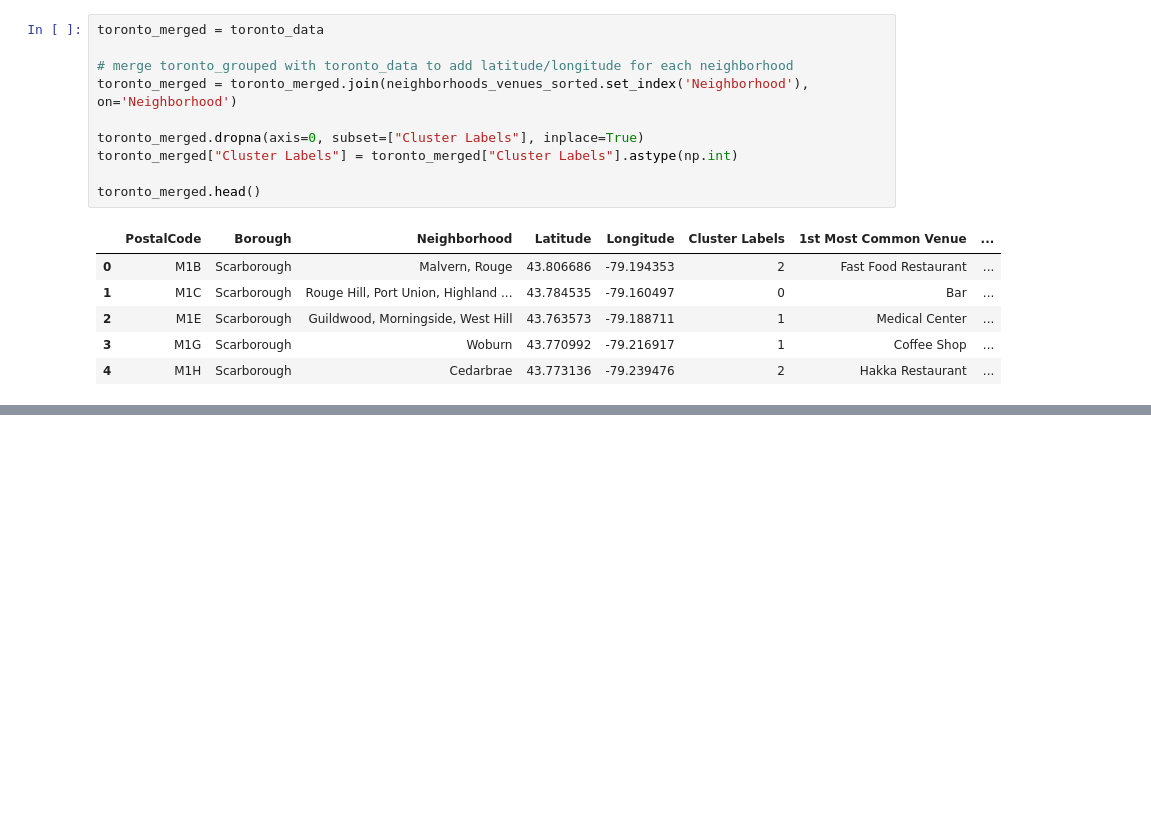
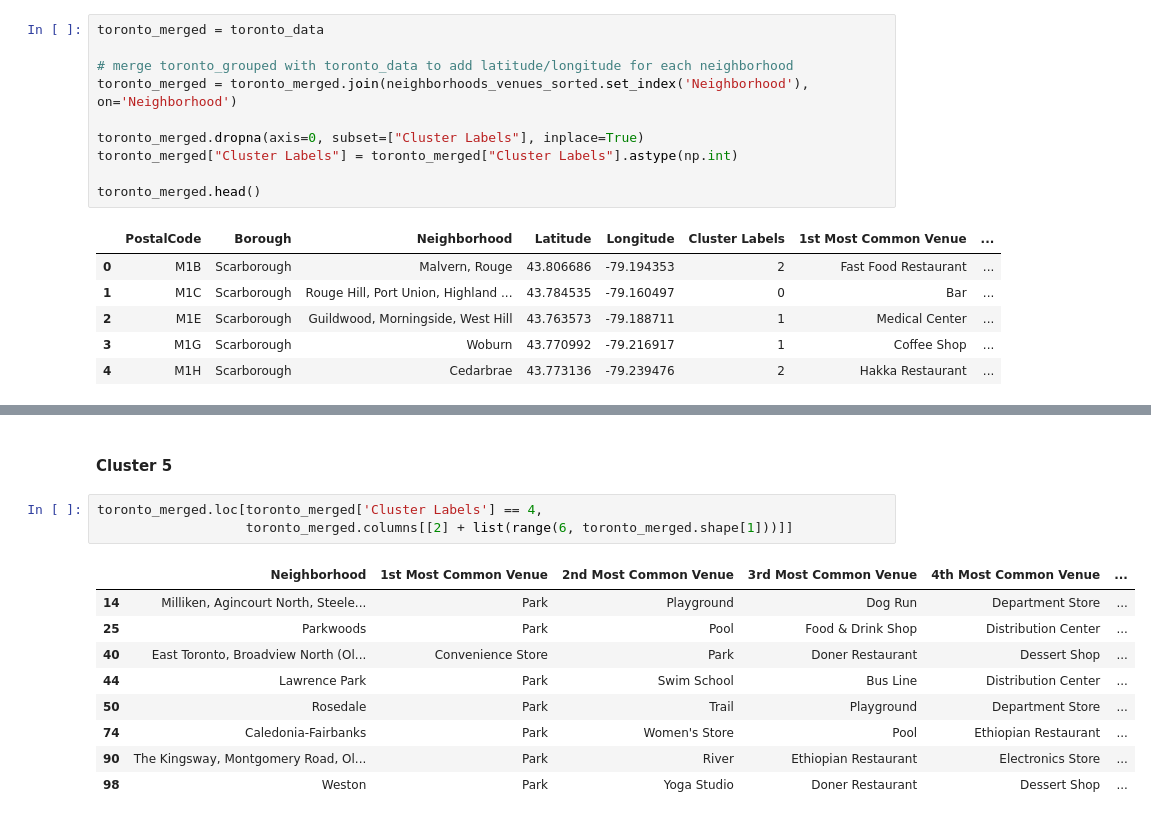
Before and after one commit to Dmitry-Ku/Coursera_Capstone, a Jupyter notebook: Toronto_Neighborhoods.ipynb, the cells around one changed output, grey strips where cells are left out. Cells and saved outputs as stored; diff of their text form; blank space fills up the shorter version.

```diff
--- a/Toronto_Neighborhoods.ipynb
+++ b/Toronto_Neighborhoods.ipynb
@@ -631,0 +702,15 @@ map_clusters
+# %% [markdown]
+#### Cluster 5
+# %%
+toronto_merged.loc[toronto_merged['Cluster Labels'] == 4,
+                   toronto_merged.columns[[2] + list(range(6, toronto_merged.shape[1]))]]
+# %% [output]
+|  | Neighborhood | 1st Most Common Venue | 2nd Most Common Venue | 3rd Most Common Venue | 4th Most Common Venue | ... |
+| 14 | Milliken, Agincourt North, Steele... | Park | Playground | Dog Run | Department Store | ... |
+| 25 | Parkwoods | Park | Pool | Food & Drink Shop | Distribution Center | ... |
+| 40 | East Toronto, Broadview North (Ol... | Convenience Store | Park | Doner Restaurant | Dessert Shop | ... |
+| 44 | Lawrence Park | Park | Swim School | Bus Line | Distribution Center | ... |
+| 50 | Rosedale | Park | Trail | Playground | Department Store | ... |
+| 74 | Caledonia-Fairbanks | Park | Women's Store | Pool | Ethiopian Restaurant | ... |
+| 90 | The Kingsway, Montgomery Road, Ol... | Park | River | Ethiopian Restaurant | Electronics Store | ... |
+| 98 | Weston | Park | Yoga Studio | Doner Restaurant | Dessert Shop | ... |
```
Also changed, not shown: parts of 14 cells of this notebook.
